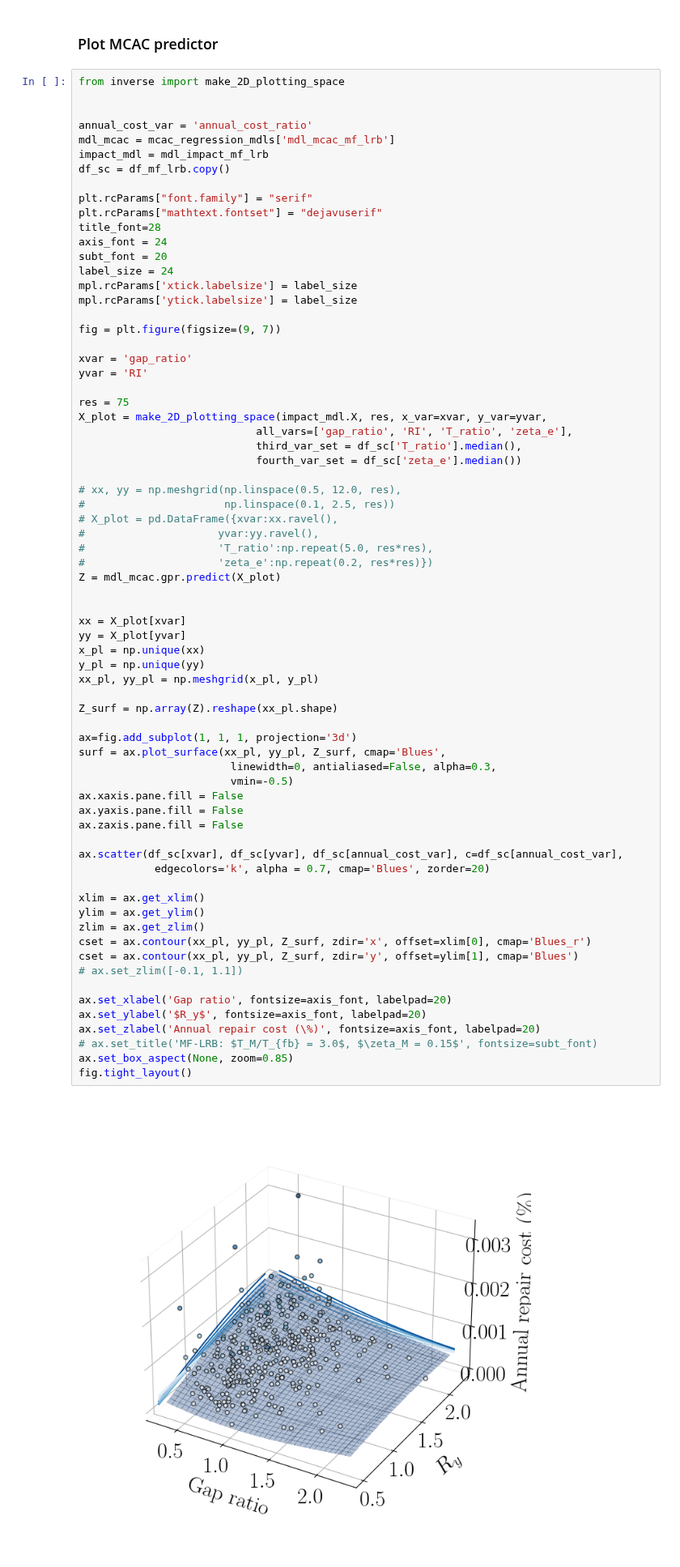
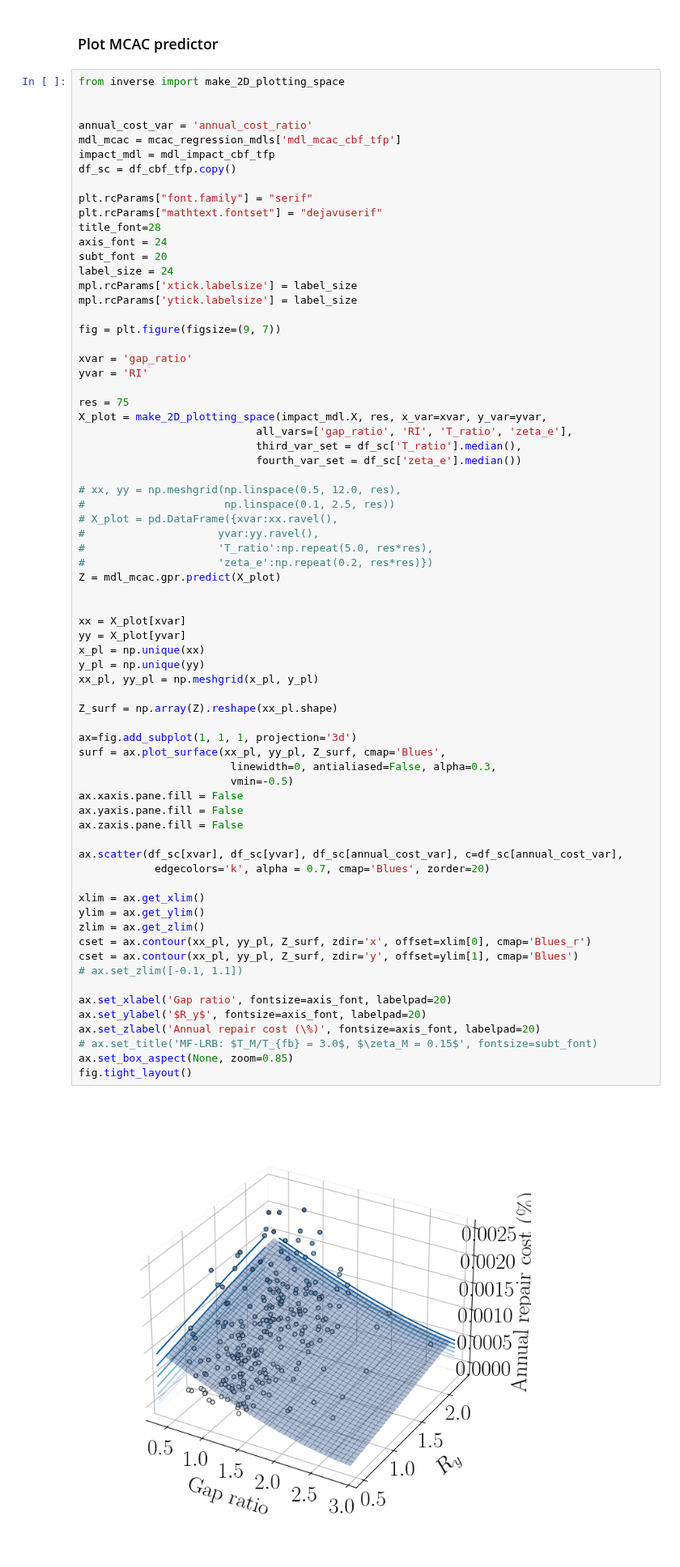
Before and after one commit to hgp297/isol-sys-database, a Jupyter notebook: src/analyses/time_anly.ipynb, the cells around one changed output. Shown at 81% size. Drawn from its saved outputs; the diff is of its cells as text.

```diff
--- a/src/analyses/time_anly.ipynb
+++ b/src/analyses/time_anly.ipynb
@@ -1153,9 +1153,9 @@ from inverse import make_2D_plotting_space
 
 
 annual_cost_var = 'annual_cost_ratio'
-mdl_mcac = mcac_regression_mdls['mdl_mcac_mf_lrb']
-impact_mdl = mdl_impact_mf_lrb
-df_sc = df_mf_lrb.copy()
+mdl_mcac = mcac_regression_mdls['mdl_mcac_cbf_tfp']
+impact_mdl = mdl_impact_cbf_tfp
+df_sc = df_cbf_tfp.copy()
 
 plt.rcParams["font.family"] = "serif"
 plt.rcParams["mathtext.fontset"] = "dejavuserif"
@@ -1192,34 +1192,34 @@ x_pl = np.unique(xx)
 y_pl = np.unique(yy)
 xx_pl, yy_pl = np.meshgrid(x_pl, y_pl)
 
 Z_surf = np.array(Z).reshape(xx_pl.shape)
 
 ax=fig.add_subplot(1, 1, 1, projection='3d')
 surf = ax.plot_surface(xx_pl, yy_pl, Z_surf, cmap='Blues',
                         linewidth=0, antialiased=False, alpha=0.3,
                         vmin=-0.5)
 ax.xaxis.pane.fill = False
 ax.yaxis.pane.fill = False
 ax.zaxis.pane.fill = False
 
 ax.scatter(df_sc[xvar], df_sc[yvar], df_sc[annual_cost_var], c=df_sc[annual_cost_var],
             edgecolors='k', alpha = 0.7, cmap='Blues', zorder=20)
 
 xlim = ax.get_xlim()
 ylim = ax.get_ylim()
 zlim = ax.get_zlim()
 cset = ax.contour(xx_pl, yy_pl, Z_surf, zdir='x', offset=xlim[0], cmap='Blues_r')
 cset = ax.contour(xx_pl, yy_pl, Z_surf, zdir='y', offset=ylim[1], cmap='Blues')
 # ax.set_zlim([-0.1, 1.1])
 
 ax.set_xlabel('Gap ratio', fontsize=axis_font, labelpad=20)
 ax.set_ylabel('$R_y$', fontsize=axis_font, labelpad=20)
 ax.set_zlabel('Annual repair cost (\%)', fontsize=axis_font, labelpad=20)
 # ax.set_title('MF-LRB: $T_M/T_{fb} = 3.0$, $\zeta_M = 0.15$', fontsize=subt_font)
 ax.set_box_aspect(None, zoom=0.85)
 fig.tight_layout()
 # %% [output]
-[figure, old version]
+[figure, new version]
 # %%
 #%% GP models for MCACs (done without impact classif)
 '''
```
Also changed, not shown: parts of 11 cells of this notebook, 2 other files.
